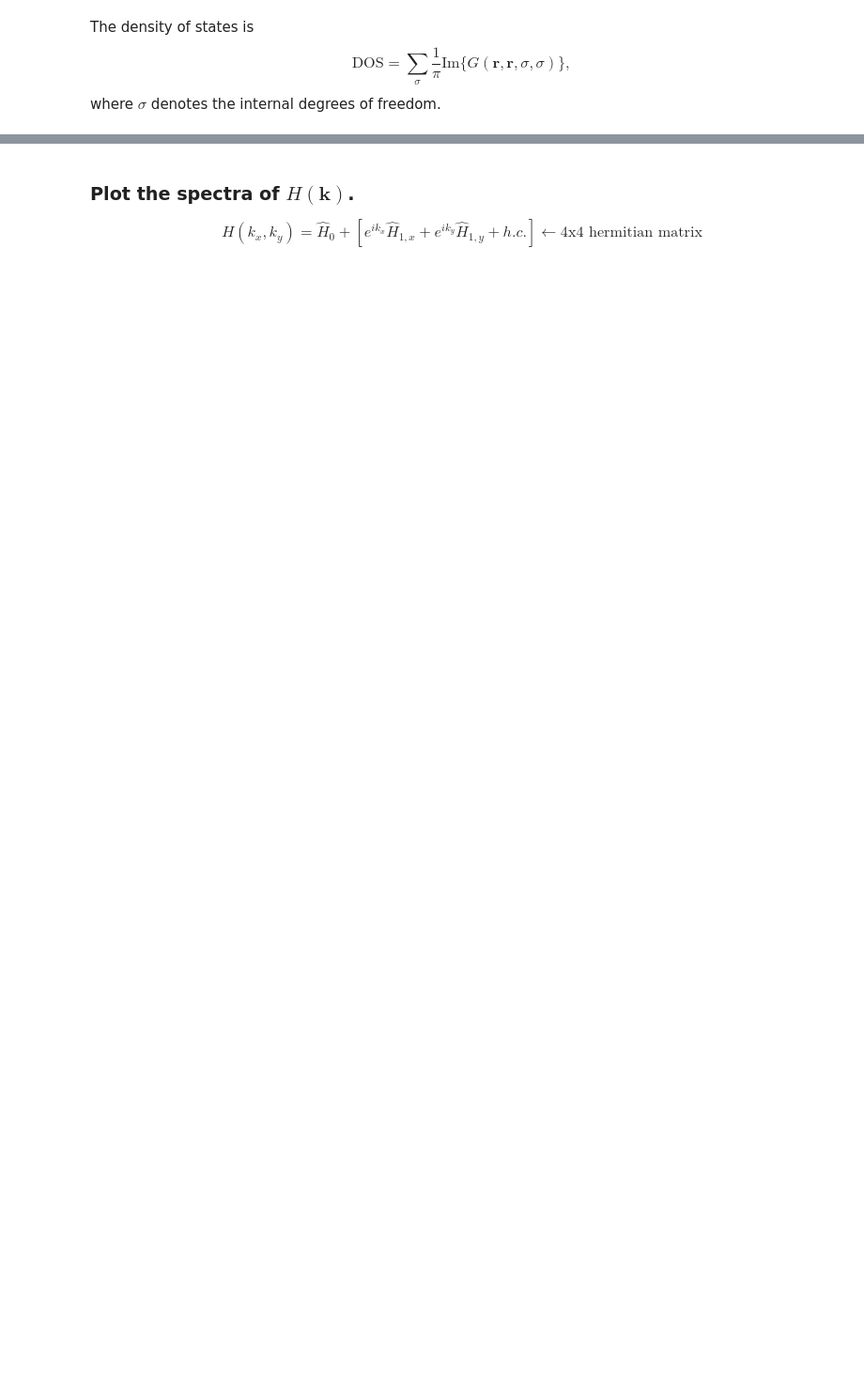
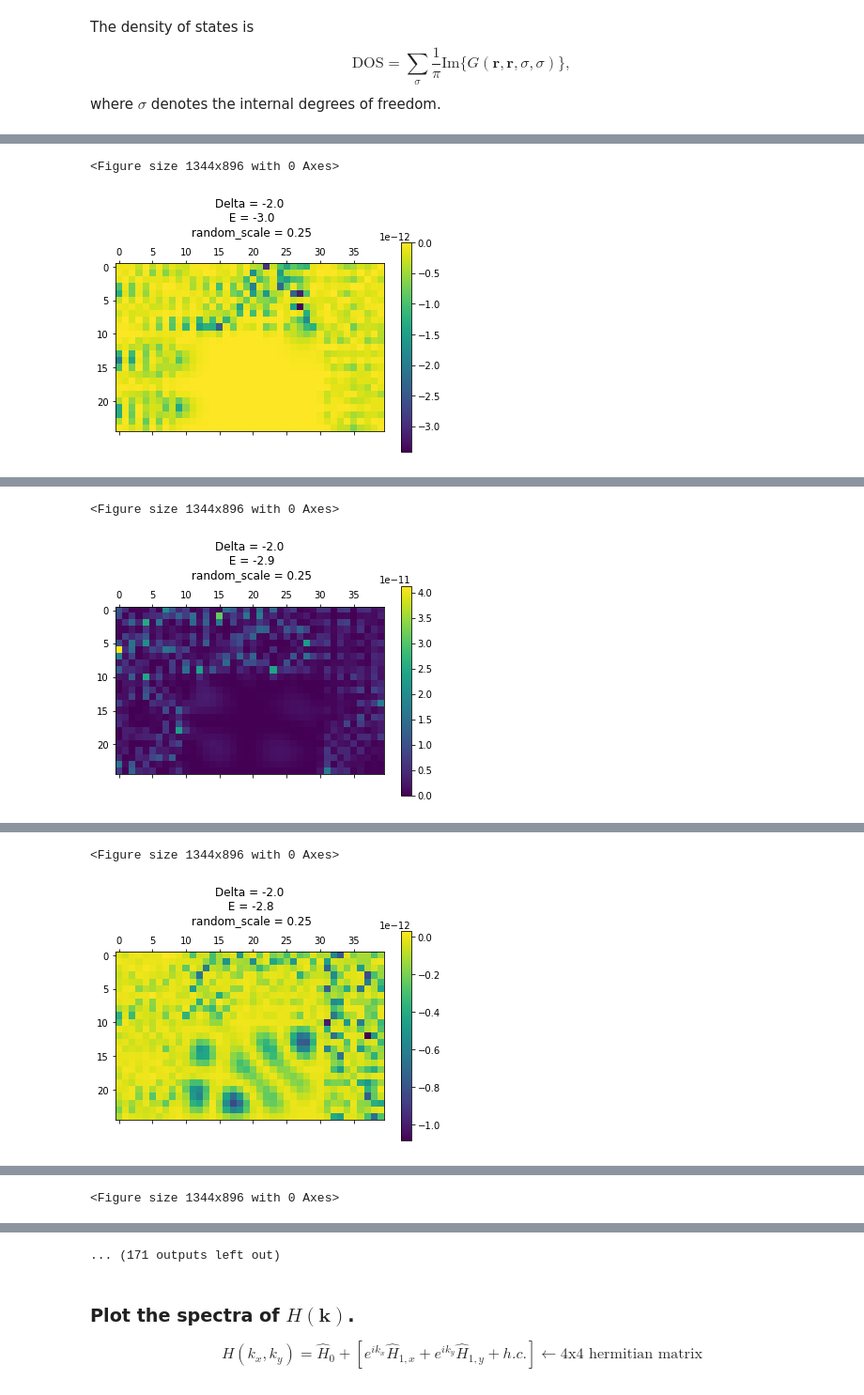
Before and after one commit to dnnagy/mezo2019, a Jupyter notebook: BHZ.ipynb, the cells around one changed output, grey strips where cells are left out. Shown at 94% size. Drawn from its saved outputs; the diff is of its cells as text; code cells hidden in the pictures; blank space fills up the shorter version.

```diff
--- a/BHZ.ipynb
+++ b/BHZ.ipynb
@@ -228,12 +230,10 @@ plt.spy(HS)
 # %%
-nrows = 40
-ncols = 60
-dirty_region = (0, 20, 10, 41)
+nrows = 25
+ncols = 40
+dirty_region = (0, 10, 10, 31)
 
-def plot_scattering_region(Delta, E, random_scale):
-    #HS = get_HS(nrows, ncols, Delta=1.0)
-    HS = get_HS_dirty(nrows, ncols, Delta, dirty_region=dirty_region, use_full_mtx=True, scale=random_scale)
-    #plot_system(HS, nrows, ncols)
+def plot_scattering_region(Delta, E, random_scale, random_state=None):
+    HS = get_HS_dirty(nrows, ncols, Delta, dirty_region=dirty_region, use_full_mtx=False, scale=random_scale, random_state=random_state)
 
     Heff = E*ss.eye(HS.shape[0]) - HS
     Heff = Heff.tocsc() # CSC format improves efficiency
@@ -265,12 +265,15 @@ def plot_scattering_region(Delta, E, random_scale):
     plt.figure(figsize=(12, 8), dpi=112)
     plt.matshow( sys )
     plt.colorbar();
-    plt.title("Delta = {}, E = {}, random_scale = {}".format(Delta, E, random_scale))
+    plt.title("Delta = {}\n E = {}\n random_scale = {}\n".format(Delta, E, random_scale))
+    plt.pause(0.0001)
+    return
 
 interact(
     plot_scattering_region,
     Delta=widgets.FloatSlider(min=-3, max=3, step=0.1, value=-2),
-    E=widgets.FloatSlider(min=-3, max=3, step=0.1, value=-0.7),
-    random_scale=widgets.FloatSlider(min=0.0, max=3.0, step=0.1, value=0.25)
+    E=widgets.FloatSlider(min=-3, max=3, step=0.1, value=-0.0),
+    random_scale=widgets.FloatSlider(min=0.0, max=3.0, step=0.1, value=0.0),
+    random_state=fixed(42)
 )
 # %% [output]
@@ -277,0 +282,8 @@ interactive(children=(FloatSlider(value=-2.0, description='Delta', max=3.0, min=
+# %%
+Delta = -2.0
+random_scale = 0.25
+E = np.linspace(-3.0, 3.0, 61)
+
+for energy in E:
+    plot_scattering_region(Delta, energy, random_scale, random_state=42)
+# %% [output]
@@ -277,0 +292,2 @@ interactive(children=(FloatSlider(value=-2.0, description='Delta', max=3.0, min=
+<Figure size 1344x896 with 0 Axes>
+[figure, added]
@@ -277,0 +296,2 @@ interactive(children=(FloatSlider(value=-2.0, description='Delta', max=3.0, min=
+<Figure size 1344x896 with 0 Axes>
+[figure, added]
@@ -277,0 +300,2 @@ interactive(children=(FloatSlider(value=-2.0, description='Delta', max=3.0, min=
+<Figure size 1344x896 with 0 Axes>
+[figure, added]
@@ -277,0 +304 @@ interactive(children=(FloatSlider(value=-2.0, description='Delta', max=3.0, min=
+<Figure size 1344x896 with 0 Axes>
@@ -278,3 +306,4 @@ interactive(children=(FloatSlider(value=-2.0, description='Delta', max=3.0, min=
+... (171 outputs left out)
 # %% [markdown]
 ### Plot the spectra of $H(\mathbf{k})$.
 
```
Also changed, not shown: parts of 7 cells of this notebook.
